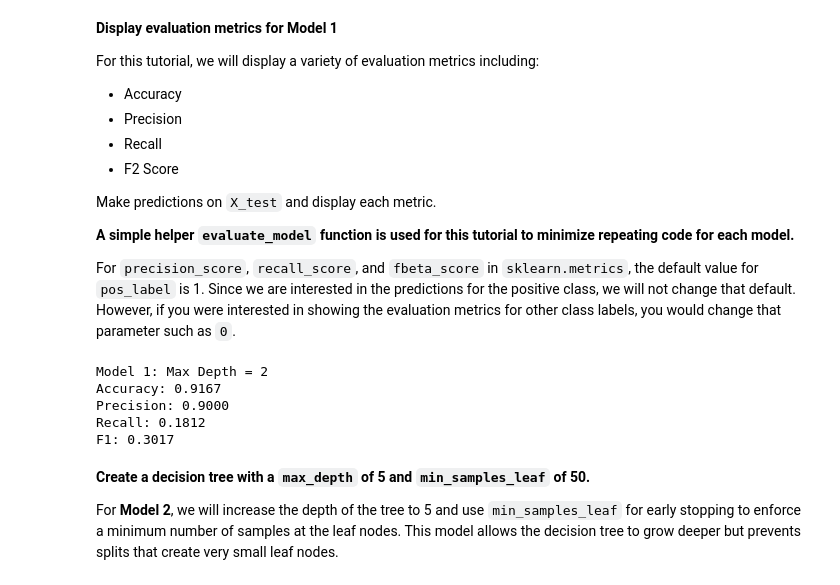
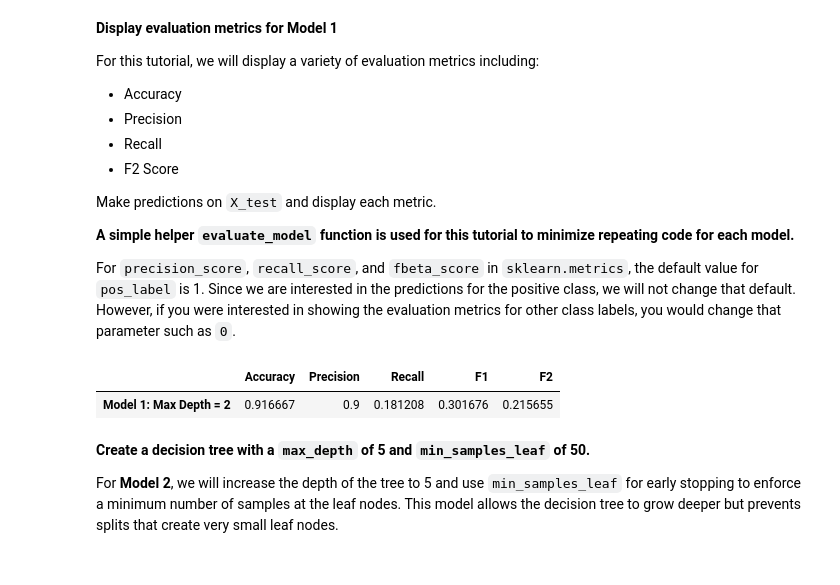
Before and after one commit to dcyoung23/msba511, a Jupyter notebook: docs/resources/tutorials/06_evaluating_classifiers_tutorial.ipynb, the cells around one changed output. Cells and saved outputs as stored; diff of their text form; code cells hidden in the pictures.

```diff
--- a/docs/resources/tutorials/06_evaluating_classifiers_tutorial.ipynb
+++ b/docs/resources/tutorials/06_evaluating_classifiers_tutorial.ipynb
@@ -161,13 +161,11 @@ For `precision_score`, `recall_score`, and `fbeta_score` in `sklearn.metrics`, t
 # %%
 pred1 = dt1.predict(X_test)
 
-dt1_metrics = evaluate_model(y_test, pred1, title1)
+dt1_metrics = evaluate_model(y_test, pred1, beta=2, model_name=title1)
+dt1_metrics
 # %% [output]
-Model 1: Max Depth = 2
-Accuracy: 0.9167
-Precision: 0.9000
-Recall: 0.1812
-F1: 0.3017
+|  | Accuracy | Precision | Recall | F1 | F2 |
+| Model 1: Max Depth = 2 | 0.916667 | 0.9 | 0.181208 | 0.301676 | 0.215655 |
 # %% [markdown]
 **Create a decision tree with a `max_depth` of 5 and `min_samples_leaf` of 50.**
 
```
Also changed, not shown: parts of 3 cells of this notebook, 16 other files.
